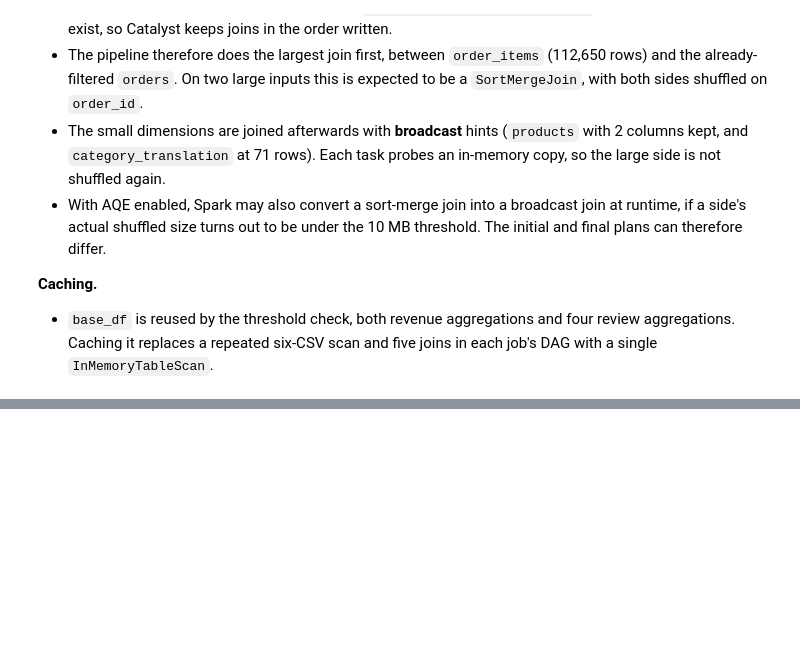
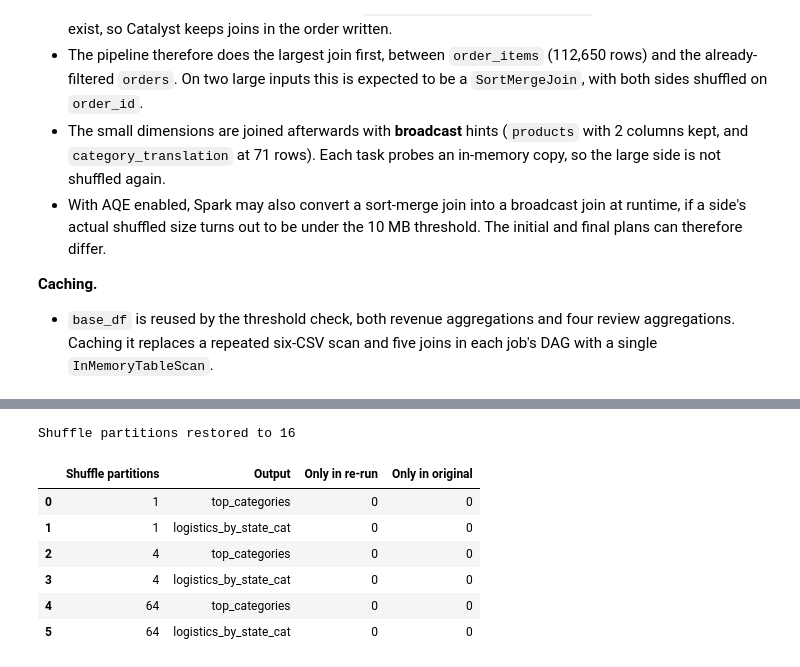
Before and after one commit to ndec0001-max/ITO5202, a Jupyter notebook: assessment1.ipynb, the cells around one changed output, grey strips where cells are left out. Saved outputs shown, nothing was run; the diff lists cells and outputs as text; code cells hidden in the pictures; blank space fills up the shorter version.

```diff
--- a/assessment1.ipynb
+++ b/assessment1.ipynb
@@ -1184,0 +1700,37 @@ The points below describe how filtering, projection and join ordering shape the
+# %%
+# ---------------------------------------------------------------
+# Partition invariance: results must not depend on how data is split
+# ---------------------------------------------------------------
+# spark.sql.shuffle.partitions is read when a query is planned, so each run
+# builds a fresh plan (select("*")) and compares it with the SQL result
+# that was computed with the original 16 partitions.
+original_partitions = spark.conf.get("spark.sql.shuffle.partitions")
+rows = []
+try:
+    for n in [1, 4, 64]:
+        spark.conf.set("spark.sql.shuffle.partitions", n)
+        for name, df_a, df_b in [
+            ("top_categories", top_categories_df, top_categories_sql),
+            ("logistics_by_state_cat", logistics_by_state_cat_df, logistics_by_state_cat_sql),
+        ]:
+            fresh = df_a.select("*")
+            rows.append({
+                "Shuffle partitions": n,
+                "Output": name,
+                "Only in re-run": fresh.exceptAll(df_b).count(),
+                "Only in original": df_b.exceptAll(fresh).count(),
+            })
+finally:
+    spark.conf.set("spark.sql.shuffle.partitions", original_partitions)  # always restore
+
+print(f"Shuffle partitions restored to {spark.conf.get('spark.sql.shuffle.partitions')}")
+pd.DataFrame(rows)
+# %% [output]
+Shuffle partitions restored to 16
+|  | Shuffle partitions | Output | Only in re-run | Only in original |
+| 0 | 1 | top_categories | 0 | 0 |
+| 1 | 1 | logistics_by_state_cat | 0 | 0 |
+| 2 | 4 | top_categories | 0 | 0 |
+| 3 | 4 | logistics_by_state_cat | 0 | 0 |
+| 4 | 64 | top_categories | 0 | 0 |
+| 5 | 64 | logistics_by_state_cat | 0 | 0 |
```
Also changed, not shown: parts of 15 cells of this notebook.
